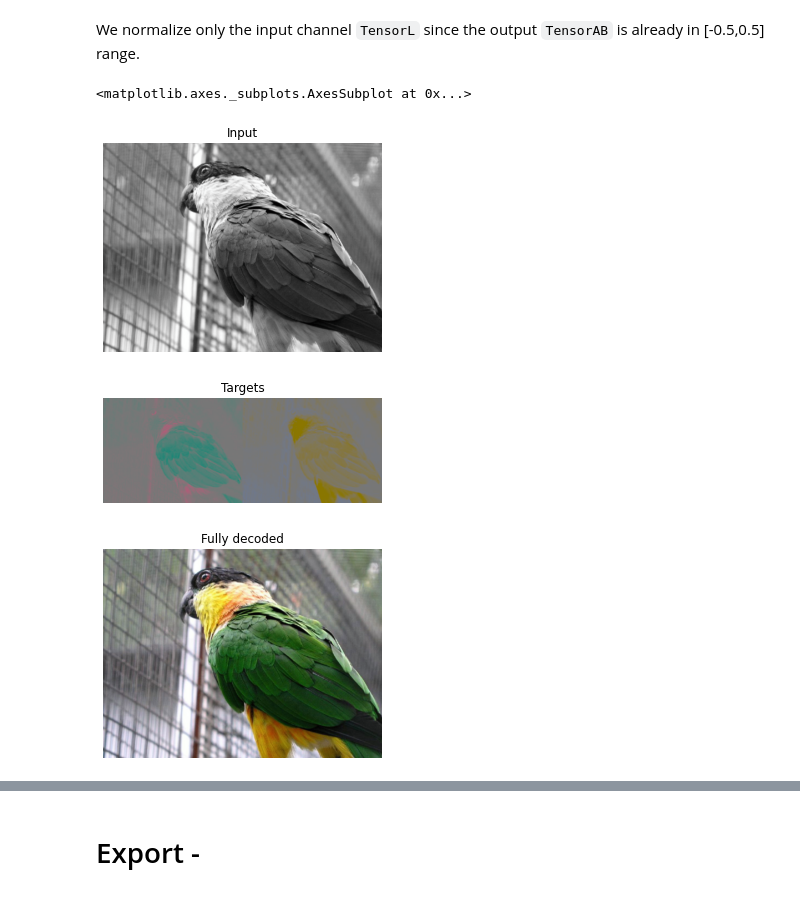
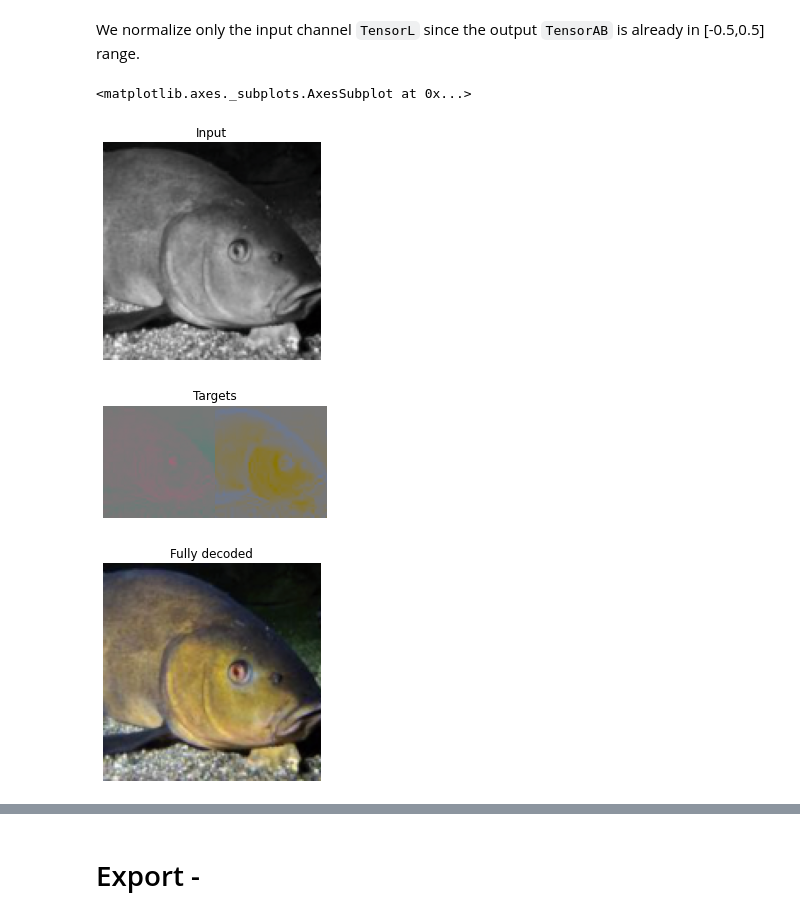
Before and after one commit to borisdayma/colorup, a Jupyter notebook: nbs/00_core.ipynb, the cells around one changed output, grey strips where cells are left out. Cells and saved outputs as stored; diff of their text form; code cells hidden in the pictures.

```diff
--- a/nbs/00_core.ipynb
+++ b/nbs/00_core.ipynb
@@ -132,15 +132,14 @@ def decodes(self, x:TensorAB): return x
 We normalize only the input channel `TensorL` since the output `TensorAB` is already in [-0.5,0.5] range.
 # %%
 # test Transforms
-random.seed(12345)
-path = ('../data')
-items = get_image_files(path, folders=['valid'])
-dsrc = TfmdLists(items, tfms=[PILImage.create, RGBToLAB(), ToTensor(), Split_L_AB()])
-tensor_l, tensor_ab = tuple_l_ab = random.choice(dsrc)
+path = untar_data(URLs.IMAGENETTE_160)
+items = get_image_files(path)
+dsrc = TfmdLists(items, tfms=[PILImage.create, Resize(128), RGBToLAB(), ToTensor(), Split_L_AB()])
+tensor_l, tensor_ab = tuple_l_ab = dsrc[0]
 tensor_l.show(title='Input'), tensor_ab.show(title='Targets')
 dsrc.decode(tuple_l_ab).show(title='Fully decoded')
 # %% [output]
 <matplotlib.axes._subplots.AxesSubplot at 0x...>
-[figure, old version]
+[figure, new version]
-[figure, old version]
+[figure, new version]
-[figure, old version]
+[figure, new version]
```
Also changed, not shown: parts of 1 cell of this notebook, 1 other file.
